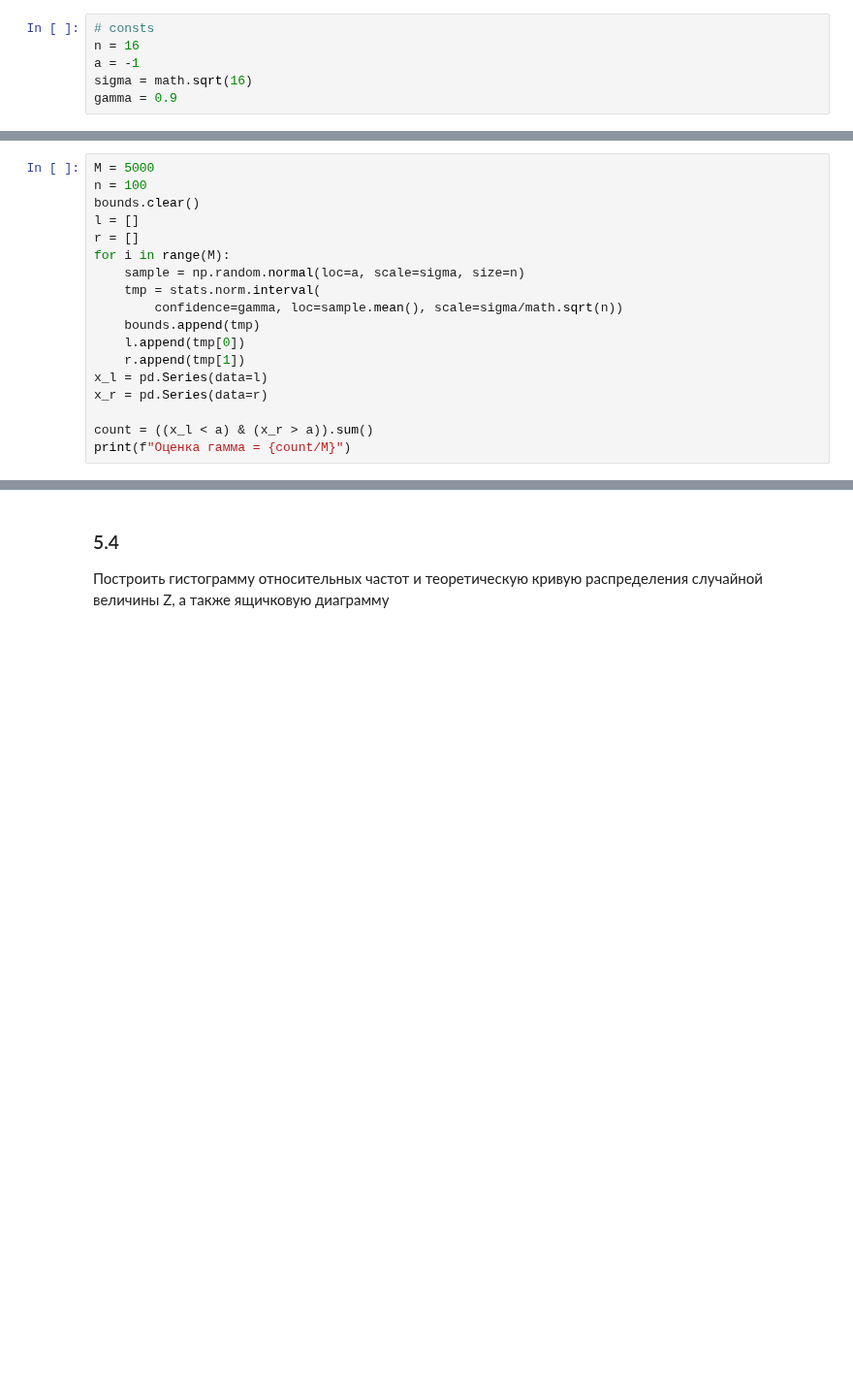
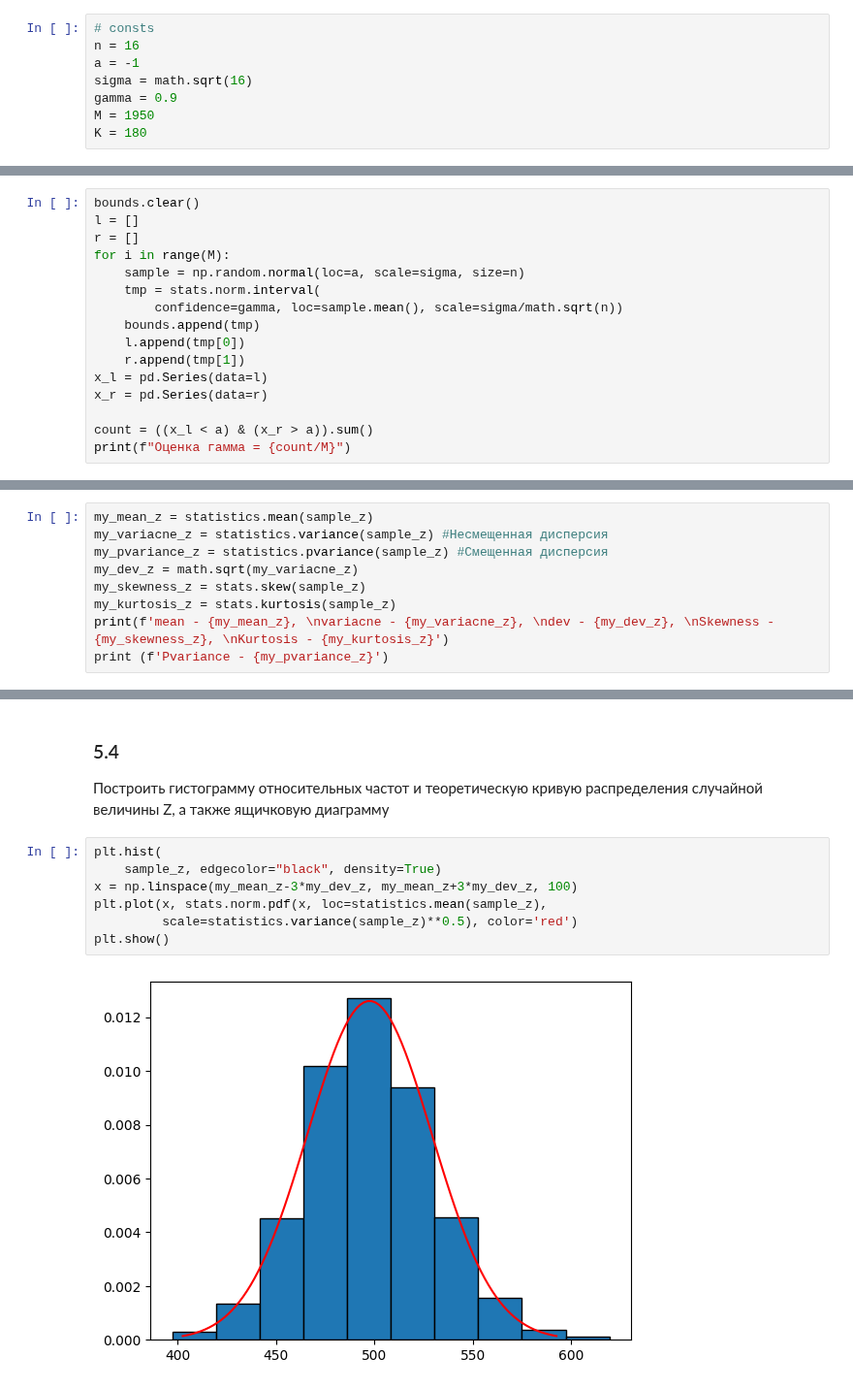
Before and after one commit to c0de1sl1fe/Probability, a Jupyter notebook: lab_2/lab_2.ipynb, the cells around one changed output, grey strips where cells are left out. Shown at 97% size. Drawn from its saved outputs; the diff is of its cells as text; blank space fills up the shorter version.

```diff
--- a/lab_2/lab_2.ipynb
+++ b/lab_2/lab_2.ipynb
@@ -15,6 +15,8 @@ n = 16
 a = -1
 sigma = math.sqrt(16)
 gamma = 0.9
+M = 1950
+K = 180
 # %% [markdown]
 # Часть I
 # %% [markdown]
@@ -168,8 +177,6 @@ stats.t.interval(confidence=0.95, df=len(sample)-1,
 ## 4
 Смоделировать M выборок из n значений нормально распределенной случайной величины X с параметрами (a, sigma^2)
 # %%
-M = 5000
-n = 100
 bounds.clear()
 l = []
 r = []
@@ -208,3 +219,12 @@ for i in range(M):
 ### 5.3
 По выборке из M значений случайной величины Z найти выборочные числовые
 характеристики ее распределения.
+# %%
+my_mean_z = statistics.mean(sample_z)
+my_variacne_z = statistics.variance(sample_z) #Несмещенная дисперсия
+my_pvariance_z = statistics.pvariance(sample_z) #Смещенная дисперсия
+my_dev_z = math.sqrt(my_variacne_z)
+my_skewness_z = stats.skew(sample_z)
+my_kurtosis_z = stats.kurtosis(sample_z)
+print(f'mean - {my_mean_z}, \nvariacne - {my_variacne_z}, \ndev - {my_dev_z}, \nSkewness - {my_skewness_z}, \nKurtosis - {my_kurtosis_z}')
+print (f'Pvariance - {my_pvariance_z}')
@@ -212,3 +239,12 @@ for i in range(M):
 ### 5.4
 Построить гистограмму относительных частот и теоретическую кривую
 распределения случайной величины Z, а также ящичковую диаграмму
+# %%
+plt.hist(
+    sample_z, edgecolor="black", density=True)
+x = np.linspace(my_mean_z-3*my_dev_z, my_mean_z+3*my_dev_z, 100)
+plt.plot(x, stats.norm.pdf(x, loc=statistics.mean(sample_z),
+         scale=statistics.variance(sample_z)**0.5), color='red')
+plt.show()
+# %% [output]
+[figure, added]
```
Also changed, not shown: parts of 13 cells of this notebook.
